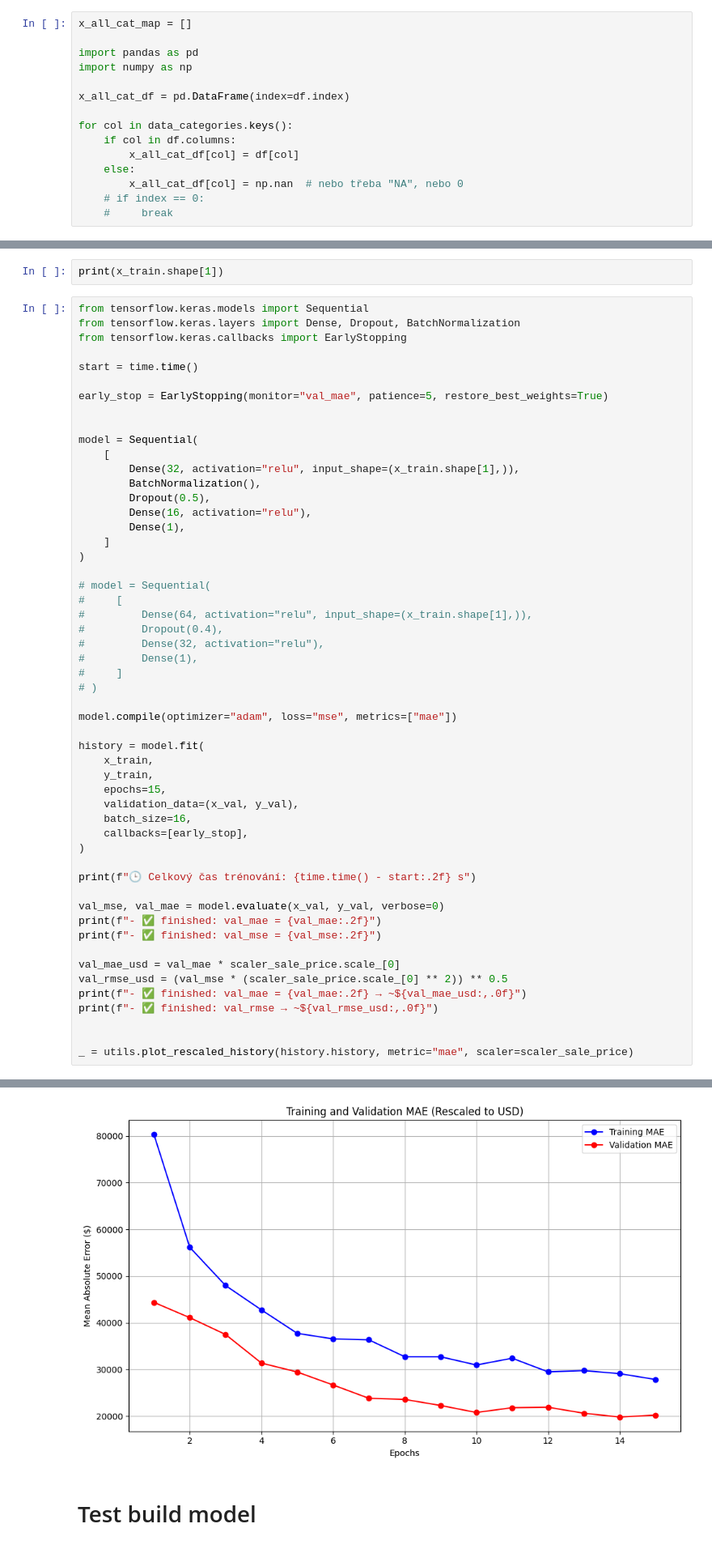
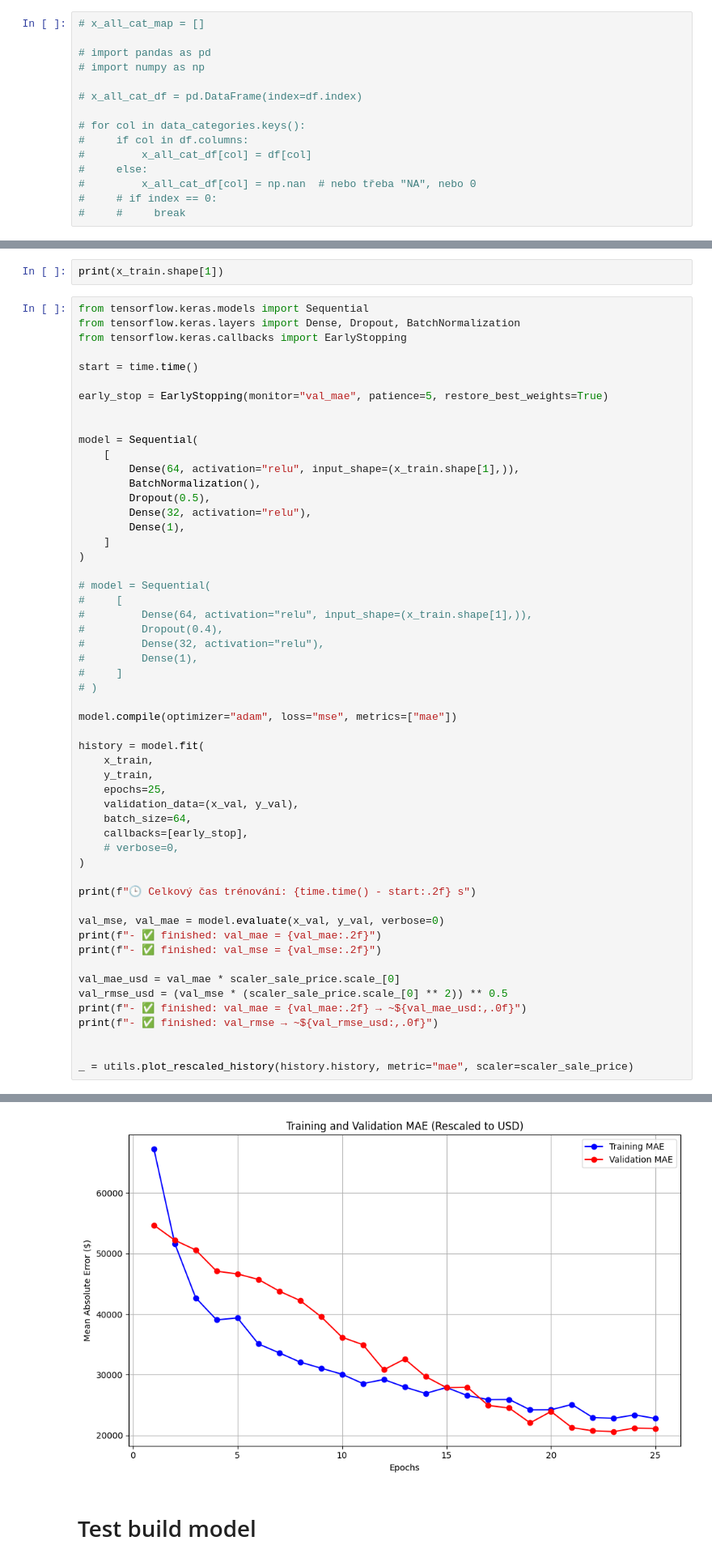
Before and after one commit to svehla-lukas/Kaggle_workShop, a Jupyter notebook: house_prices/dev_col_from_dataDesc.ipynb, the cells around one changed output, grey strips where cells are left out. Shown: that part at 81% size. Cells and saved outputs as stored; diff of their text form.

```diff
--- a/house_prices/dev_col_from_dataDesc.ipynb
+++ b/house_prices/dev_col_from_dataDesc.ipynb
@@ -52,20 +54,20 @@ for col in data_categories.keys():
     if not col in df.columns:
         print(col)
 # %%
-x_all_cat_map = []
+# x_all_cat_map = []
 
-import pandas as pd
-import numpy as np
+# import pandas as pd
+# import numpy as np
 
-x_all_cat_df = pd.DataFrame(index=df.index)
+# x_all_cat_df = pd.DataFrame(index=df.index)
 
-for col in data_categories.keys():
-    if col in df.columns:
-        x_all_cat_df[col] = df[col]
-    else:
-        x_all_cat_df[col] = np.nan  # nebo třeba "NA", nebo 0
-    # if index == 0:
-    #     break
+# for col in data_categories.keys():
+#     if col in df.columns:
+#         x_all_cat_df[col] = df[col]
+#     else:
+#         x_all_cat_df[col] = np.nan  # nebo třeba "NA", nebo 0
+#     # if index == 0:
+#     #     break
 # %%
 data_categories["MSSubClass"]
 # %%
@@ -228,10 +212,10 @@ early_stop = EarlyStopping(monitor="val_mae", patience=5, restore_best_weights=T
 
 model = Sequential(
     [
-        Dense(32, activation="relu", input_shape=(x_train.shape[1],)),
+        Dense(64, activation="relu", input_shape=(x_train.shape[1],)),
         BatchNormalization(),
         Dropout(0.5),
-        Dense(16, activation="relu"),
+        Dense(32, activation="relu"),
         Dense(1),
     ]
 )
@@ -250,10 +234,11 @@ model.compile(optimizer="adam", loss="mse", metrics=["mae"])
 history = model.fit(
     x_train,
     y_train,
-    epochs=15,
+    epochs=25,
     validation_data=(x_val, y_val),
-    batch_size=16,
+    batch_size=64,
     callbacks=[early_stop],
+    # verbose=0,
 )
 
 print(f"🕒 Celkový čas trénování: {time.time() - start:.2f} s")
@@ -290,4 +275,4 @@ WARNING:tensorflow:From C:\Users\Uzivatel\AppData\Local\Packages\PythonSoftwareF
-[figure, old version]
+[figure, new version]
 # %% [markdown]
 # Test build model
 # %% [markdown]
```
Also changed, not shown: parts of 15 cells of this notebook.
